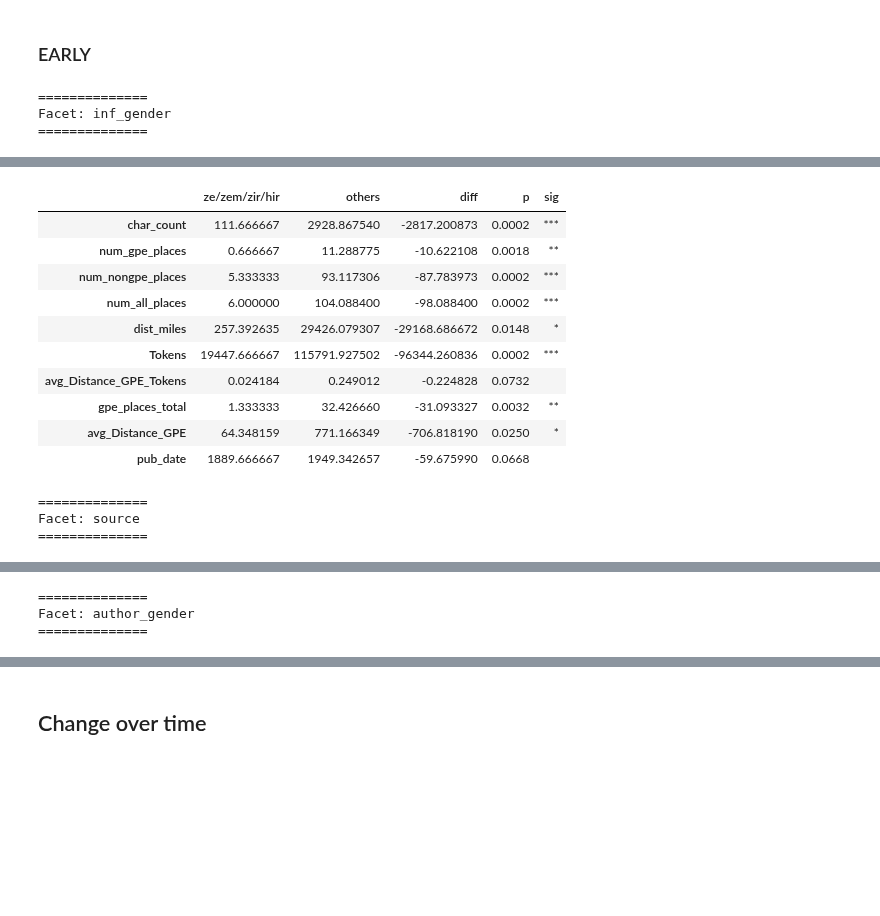
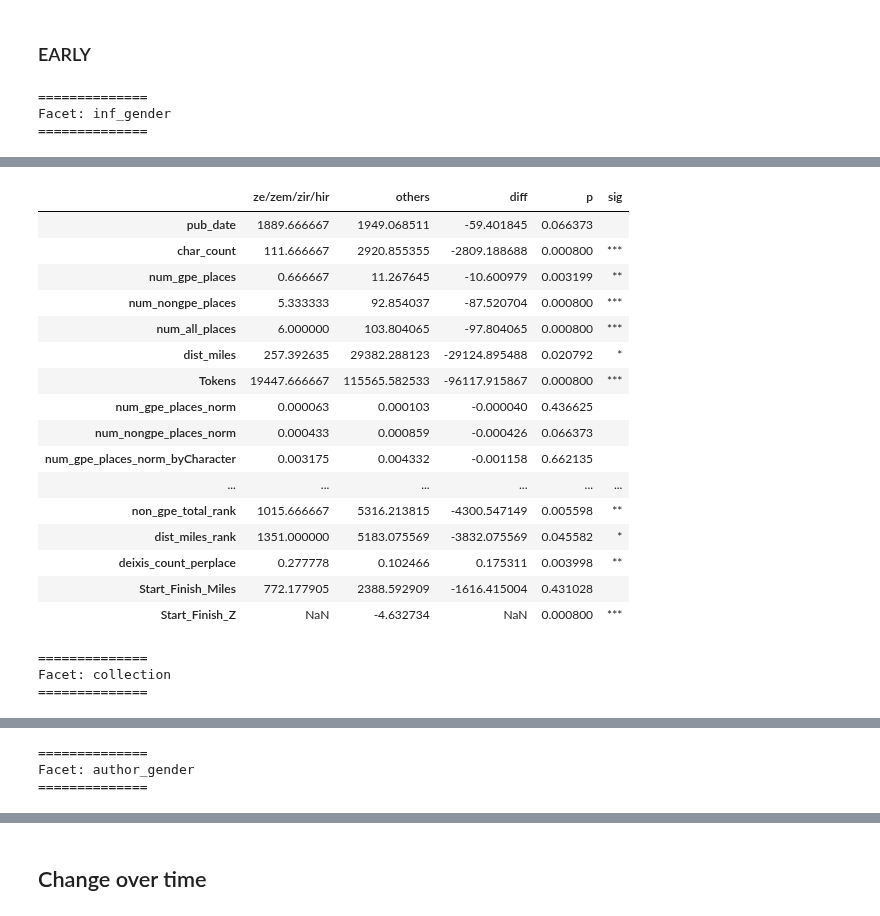
Before and after one commit to wilkens/mobility-books, a Jupyter notebook: notebooks/Data analysis MW.ipynb, the cells around one changed output, grey strips where cells are left out. Cells and saved outputs as stored; diff of their text form; code cells hidden in the pictures; blank space fills up the shorter version.

```diff
--- a/notebooks/Data analysis MW.ipynb
+++ b/notebooks/Data analysis MW.ipynb
@@ -30,14 +27,7 @@ def string_to_list(x):
     lst = literal_eval(x.replace(', nan', "', ZZZZ'").replace('[nan, ', "'['").replace(', nan]', "']'"))
     return [i for i in lst if i != 'ZZZZ']
 
-def index_int_string(idx):
-    '''Make Chicago index labels consistent'''
-    try:
-        int(idx)
-        return(str(idx).rjust(8, '0'))
-    except ValueError:
-        return(idx)
-
+# read CONLIT
 conlit = pd.read_csv(
     os.path.join(derived_dir, conlit_file),
     index_col='book_id',
@@ -48,8 +38,10 @@ conlit = pd.read_csv(
         'gpe_sequences': string_to_list
     },
 )
-conlit['source'] = 'conlit'
+conlit.replace([np.inf, -np.inf], np.nan, inplace=True)
+conlit.rename(columns={'source':'collection'}, inplace=True)
 
+# read EARLY
 early = pd.read_csv(
     os.path.join(derived_dir, early_file),
     index_col='book_id',
@@ -60,15 +52,4 @@ early = pd.read_csv(
         'gpe_sequences': string_to_list
     },
 )
-#early.index = early.index.to_series().apply(index_int_string)
-
-# set source corpus for EARLY data
-def source_mapper(label):
-    if label.startswith('eaf'):
-        return('eaf')
-    elif label.startswith('Wright'):
-        return('wright')
-    else:
-        return('chicago')
-
-early['source'] = early.index.to_series().apply(source_mapper)
+early.replace([np.inf, -np.inf], np.nan, inplace=True)
@@ -148,5 +55,0 @@ Will work with Andrew's data when available. Calculating a few for immediate use
-# %%
-if do_early_calcs:
-    early['avg_Distance_GPE_Tokens'] = early.dist_miles.divide(early.Tokens)
-    early['gpe_places_total'] = early.gpe_places.apply(len)
-    early['avg_Distance_GPE'] = early.dist_miles.divide(early.gpe_places_total).fillna(0)
@@ -208,8 +55,0 @@ meta = pd.concat([eaf[cols], chi[cols], con[cols]], axis=0)
-# %%
-conlit = conlit.join(meta[['pub_date', 'author_gender']])
-early = early.join(meta[['pub_date', 'author_gender']])
-
-# set canonical values where needed
-early['Category'] = 'FIC'
-early.loc[(early.source=='chicago') & (early.pub_date<=1945), ['source']] = 'chicago_1'
-early.loc[(early.source=='chicago') & (early.pub_date>1945), ['source']] = 'chicago_2'
@@ -233,7 +69,7 @@ def significance_label(pvalue, levels=[0.05, 0.01, 0.001]):
         return ''
 
 def diff_means(x, y, axis):
-    return np.mean(x, axis=axis) - np.mean(y, axis=axis)
+    return np.nanmean(x, axis=axis) - np.nanmean(y, axis=axis)
 
 def compare_facets(df, facets, cols_to_drop, statistic=diff_means):
     '''Compare statistic in numeric cols of df via permutation. Display results, return nothing.'''
@@ -246,7 +82,7 @@ def compare_facets(df, facets, cols_to_drop, statistic=diff_means):
             level_mean = np.mean(data[0], axis=0)
             other_mean = np.mean(data[1], axis=0)
             output = pd.DataFrame(level_mean, columns=[level]).join(pd.DataFrame(other_mean, columns=['others']))
-            res = permutation_test(data, statistic)
+            res = permutation_test(data, statistic, n_resamples=2500)
             output['diff'] = res.statistic
             output['p'] = res.pvalue
             output['sig'] = output['p'].apply(significance_label)
@@ -422,7 +258,7 @@ Facet: Genre
 # %% [markdown]
 ### EARLY
 # %%
-facet_by = ['inf_gender', 'source', 'author_gender']
+facet_by = ['inf_gender', 'collection', 'author_gender']
 ignore_numeric_cols = ['char_id', 'char_rank']
 compare_facets(early, facet_by, ignore_numeric_cols, diff_means)
 # %% [output]
@@ -465,15 +319,21 @@ Facet: inf_gender
 |  | ze/zem/zir/hir | others | diff | p | sig |
-| char_count | 111.666667 | 2928.867540 | -2817.200873 | 0.0002 | *** |
-| num_gpe_places | 0.666667 | 11.288775 | -10.622108 | 0.0018 | ** |
-| num_nongpe_places | 5.333333 | 93.117306 | -87.783973 | 0.0002 | *** |
-| num_all_places | 6.000000 | 104.088400 | -98.088400 | 0.0002 | *** |
-| dist_miles | 257.392635 | 29426.079307 | -29168.686672 | 0.0148 | * |
-| Tokens | 19447.666667 | 115791.927502 | -96344.260836 | 0.0002 | *** |
-| avg_Distance_GPE_Tokens | 0.024184 | 0.249012 | -0.224828 | 0.0732 |  |
-| gpe_places_total | 1.333333 | 32.426660 | -31.093327 | 0.0032 | ** |
-| avg_Distance_GPE | 64.348159 | 771.166349 | -706.818190 | 0.0250 | * |
-| pub_date | 1889.666667 | 1949.342657 | -59.675990 | 0.0668 |  |
+| pub_date | 1889.666667 | 1949.068511 | -59.401845 | 0.066373 |  |
+| char_count | 111.666667 | 2920.855355 | -2809.188688 | 0.000800 | *** |
+| num_gpe_places | 0.666667 | 11.267645 | -10.600979 | 0.003199 | ** |
+| num_nongpe_places | 5.333333 | 92.854037 | -87.520704 | 0.000800 | *** |
+| num_all_places | 6.000000 | 103.804065 | -97.804065 | 0.000800 | *** |
+| dist_miles | 257.392635 | 29382.288123 | -29124.895488 | 0.020792 | * |
+| Tokens | 19447.666667 | 115565.582533 | -96117.915867 | 0.000800 | *** |
+| num_gpe_places_norm | 0.000063 | 0.000103 | -0.000040 | 0.436625 |  |
+| num_nongpe_places_norm | 0.000433 | 0.000859 | -0.000426 | 0.066373 |  |
+| num_gpe_places_norm_byCharacter | 0.003175 | 0.004332 | -0.001158 | 0.662135 |  |
+| ... | ... | ... | ... | ... | ... |
+| non_gpe_total_rank | 1015.666667 | 5316.213815 | -4300.547149 | 0.005598 | ** |
+| dist_miles_rank | 1351.000000 | 5183.075569 | -3832.075569 | 0.045582 | * |
+| deixis_count_perplace | 0.277778 | 0.102466 | 0.175311 | 0.003998 | ** |
+| Start_Finish_Miles | 772.177905 | 2388.592909 | -1616.415004 | 0.431028 |  |
+| Start_Finish_Z | NaN | -4.632734 | NaN | 0.000800 | *** |
 ==============
-Facet: source
+Facet: collection
 ==============
 |  | chicago_1 | others | diff | p | sig |
```
Also changed, not shown: parts of 21 cells of this notebook, 1 other file.
